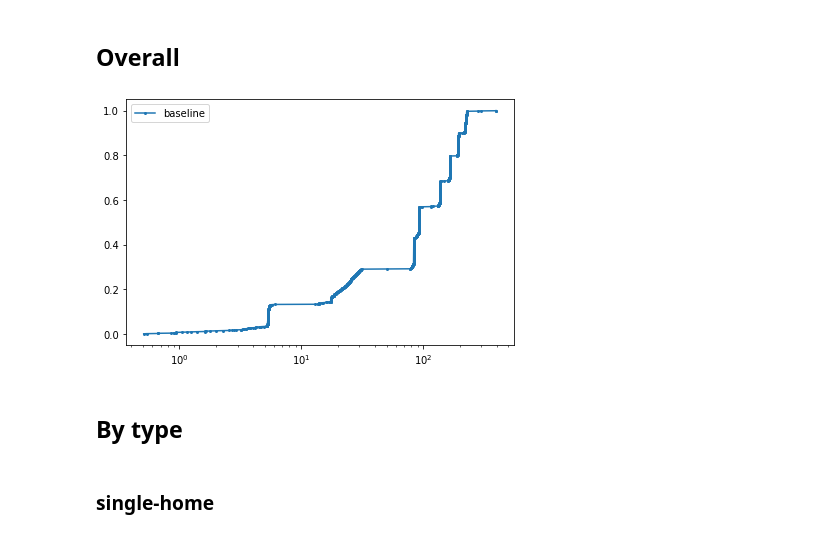
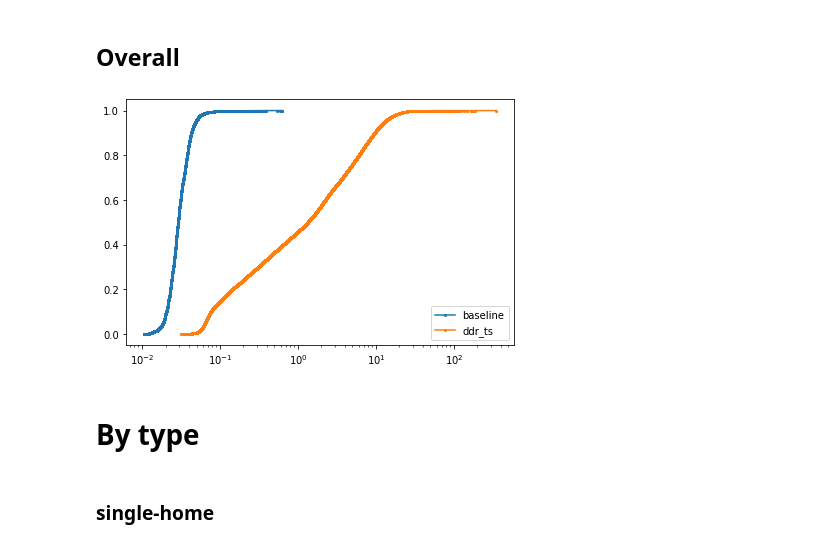
Before and after one commit to umd-dslam/DetockAnalysis, a Jupyter notebook: LatencyBreakdown.ipynb, the cells around one changed output. Cells and saved outputs as stored; diff of their text form; code cells hidden in the pictures.

```diff
--- a/LatencyBreakdown.ipynb
+++ b/LatencyBreakdown.ipynb
@@ -60,9 +95,13 @@ def plot_cdf_per_region(axes, df, col, **kwargs):
 # %%
-PREFIX = "main/tpcc"
-SAMPLE = 1.0
-baseline_df = event_diff(spark, f"{PREFIX}/baseline-clients50", "ENTER_MULTI_HOME_ORDERER", "EXIT_MULTI_HOME_ORDERER", new_version=True)\
+PREFIX = "main/ycsb"
+SAMPLE = 0.2
+
+from_event = "ENTER_MULTI_HOME_ORDERER"
+to_event = "EXIT_MULTI_HOME_ORDERER"
+
+df1 = event_diff(spark, f"{PREFIX}/baseline-hot10000mp50mh100", from_event, to_event)\
     .sample(fraction=SAMPLE)\
     .toPandas()
-# ddr_ts_df = event_diff(spark, f"{PREFIX}/ddr_ts-clients50", "ENTER_MULTI_HOME_ORDERER_IN_BATCH", "EXIT_MULTI_HOME_ORDERER", new_version=True)\
+# df2 = event_diff(spark, f"{PREFIX}/ddr_ts-hot10000mp50mh100", from_event, to_event)\
 #     .sample(fraction=SAMPLE)\
 #     .toPandas()
@@ -71,13 +515,13 @@ baseline_df = event_diff(spark, f"{PREFIX}/baseline-clients50", "ENTER_MULTI_HOM
 # %%
 _, ax = plt.subplots(1, 1)
 plot_cdf(ax, baseline_df["diff"], label="baseline")
-# plot_cdf(ax, ddr_ts_df["diff"], label="ddr_ts")
+plot_cdf(ax, ddr_ts_df["diff"], label="ddr_ts")
 plt.legend()
 plt.tight_layout()
 # %% [output]
-[figure, old version]
+[figure, new version]
 # %% [markdown]
-## By type
+# By type
 # %% [markdown]
 ### single-home
 # %%
```
Also changed, not shown: parts of 50 cells of this notebook, 6 other files.
